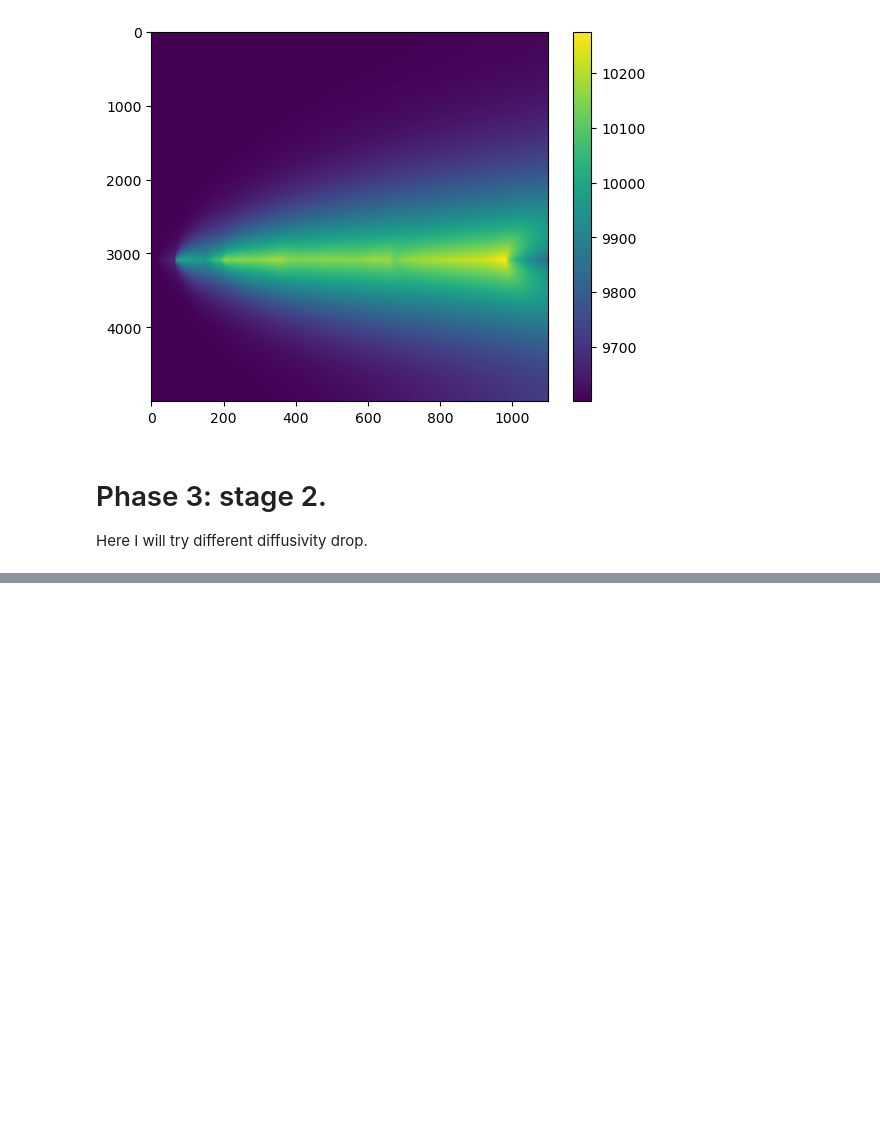
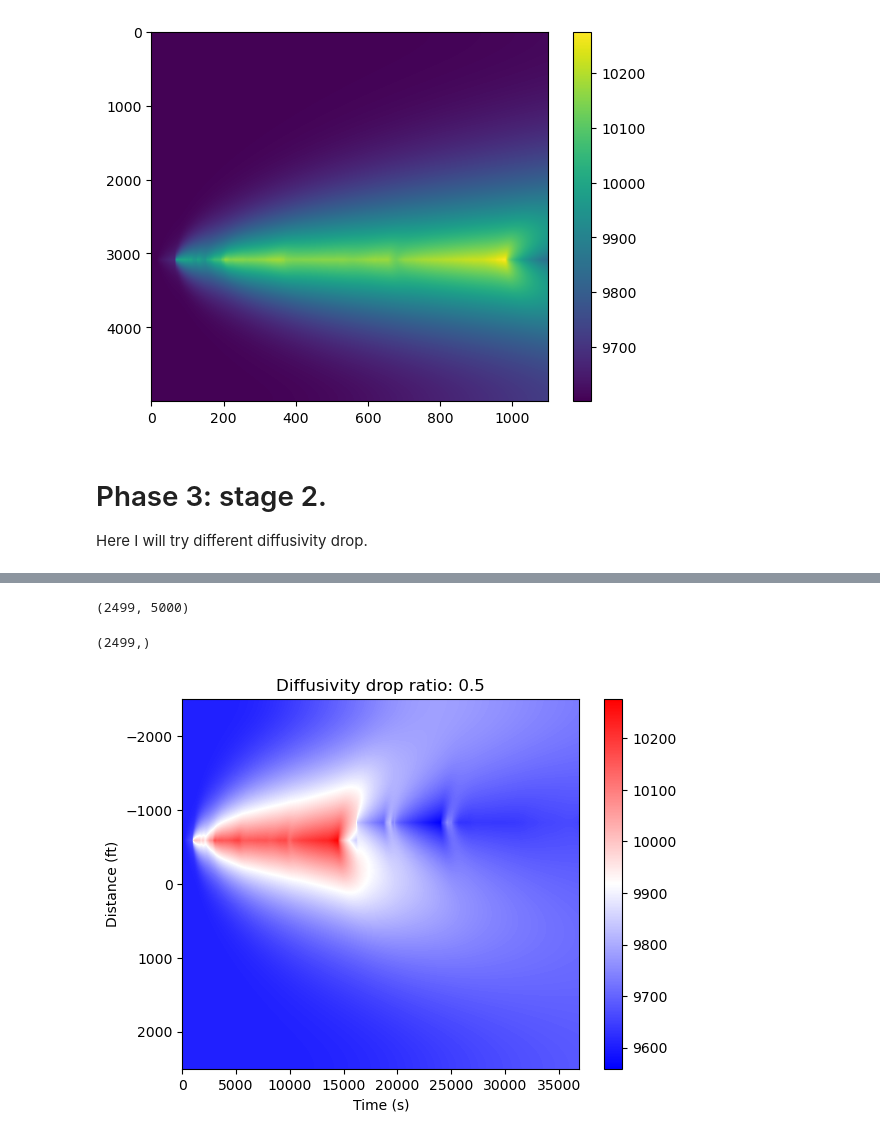
Before and after one commit to shenyaojin/well_leakage_physical_model, a Jupyter notebook: 062_perm_model_alternative.ipynb, the cells around one changed output, grey strips where cells are left out. Cells and saved outputs as stored; diff of their text form; code cells hidden in the pictures; blank space fills up the shorter version.

Commit message:
Add 062. At stage 2 I should use another pressure gauge! (TODO)

```diff
--- a/062_perm_model_alternative.ipynb
+++ b/062_perm_model_alternative.ipynb
@@ -327,0 +416,11 @@ diffusivity_drop_ratio = np.array([0.5, 0.3, 0.1, 0.05, 0.01, 0.001])
+# %%
+# Create phase 3 snapshot, (nx, nt, len(diff_change_ratio))
+phase3_snapshots = []
+phase3_taxis = []
+for diff_ratio in diffusivity_drop_ratio:
+    phase1_frac_hit_index = int(np.where(x == frac_hit_index[0])[0]) # get the index of the first fracture
+    d_phase3 = deepcopy(d)
+    d_phase3[phase1_frac_hit_index:] = d_phase3[phase1_frac_hit_index:] * diff_ratio
+    snapshot_tmp, t_tmp = pressure_diffusion_phase3(u_snapshot[-1], d_phase3)
+    phase3_snapshots.append(snapshot_tmp)
+    phase3_taxis.append(t_tmp)
@@ -327,0 +445,30 @@ diffusivity_drop_ratio = np.array([0.5, 0.3, 0.1, 0.05, 0.01, 0.001])
+# %%
+stg3_snapshot_list = []
+snapshot_list = []
+t_list = []
+for i in range(len(diffusivity_drop_ratio)):
+    stg3_snapshot_list.append(phase3_snapshots[i][1:])
+    t_list.append(phase3_taxis[i])
+    # concatenate the snapshot (stage 1 + stage 2)
+    snapshot_list.append(np.concatenate((u_snapshot, phase3_snapshots[i][1:]), axis=0))
+# %%
+np.shape(snapshot_list[0])
+# %% [output]
+(2499, 5000)
+# %%
+np.shape(t_list[0])
+# %% [output]
+(2499,)
+# %%
+# imshow the result
+plt.figure()
+plt.imshow(snapshot_list[0].T, aspect='auto', cmap='bwr', extent=[0, 36898, -2500, 2500])
+plt.colorbar()
+plt.title(f"Diffusivity drop ratio: {diffusivity_drop_ratio[0]}")
+plt.xlabel("Time (s)")
+plt.ylabel("Distance (ft)")
+# invert the y axis
+plt.gca().invert_yaxis()
+plt.show()
+# %% [output]
+[figure, added]
```
Also changed, not shown: parts of 6 cells of this notebook, 1 other file.
